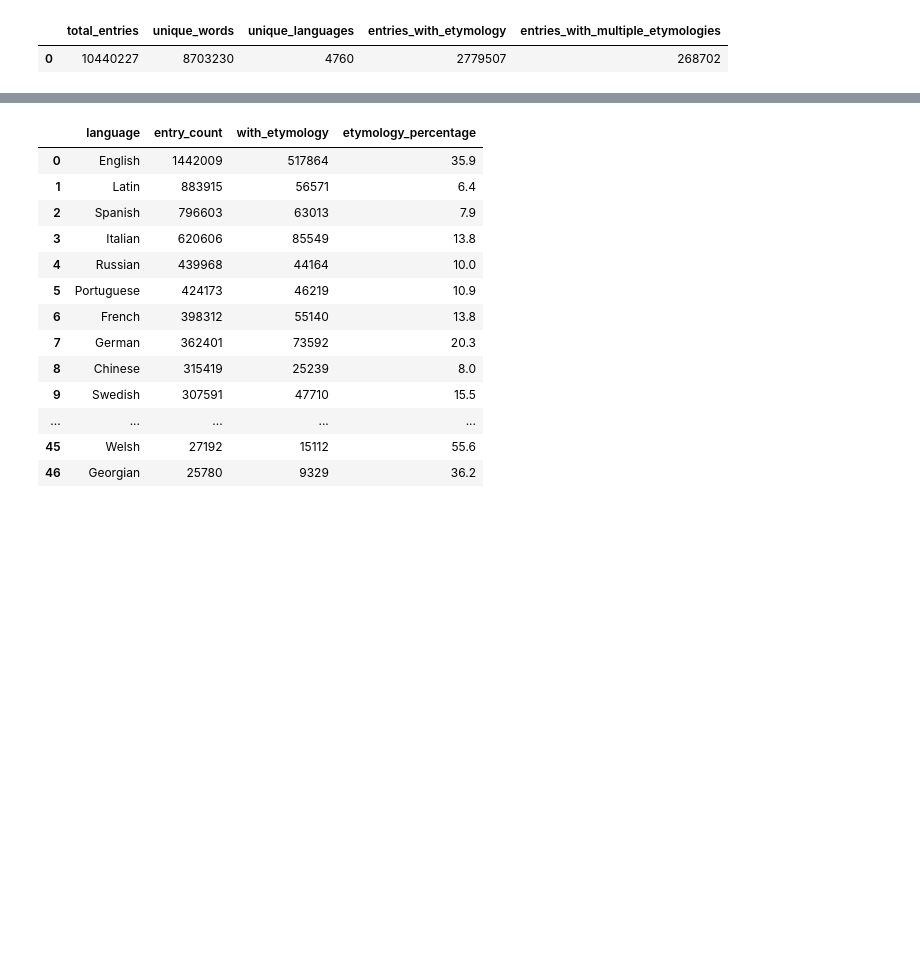
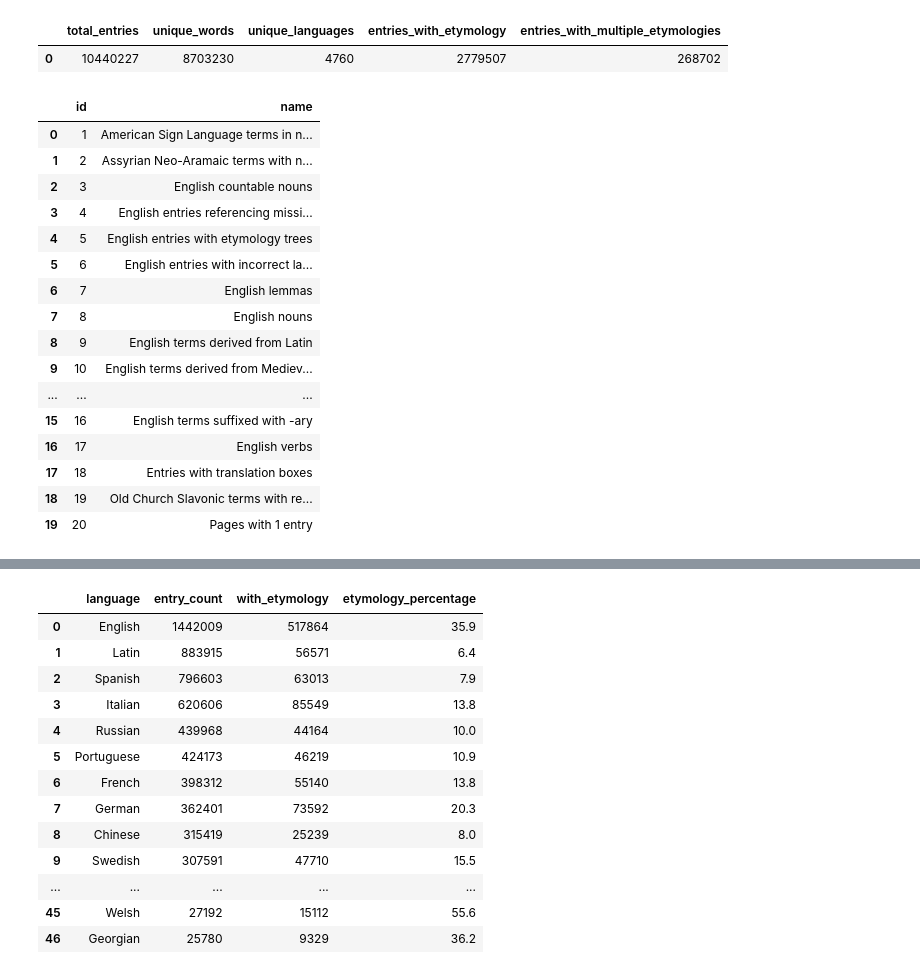
Before and after one commit to kebuhcah/wiktionary-browser, a Jupyter notebook: wiktionary-analysis.ipynb, the cells around one changed output, grey strips where cells are left out. Saved outputs shown, nothing was run; the diff lists cells and outputs as text; code cells hidden in the pictures; blank space fills up the shorter version.

```diff
--- a/wiktionary-analysis.ipynb
+++ b/wiktionary-analysis.ipynb
@@ -64,3 +57,30 @@ query(stats_query)
 # %% [output]
 |  | total_entries | unique_words | unique_languages | entries_with_etymology | entries_with_multiple_etymologies |
 | 0 | 10440227 | 8703230 | 4760 | 2779507 | 268702 |
+# %%
+category_query = """
+SELECT
+    *
+FROM categories
+LIMIT 20
+"""
+
+query(category_query)
+# %% [output]
+|  | id | name |
+| 0 | 1 | American Sign Language terms in n... |
+| 1 | 2 | Assyrian Neo-Aramaic terms with n... |
+| 2 | 3 | English countable nouns |
+| 3 | 4 | English entries referencing missi... |
+| 4 | 5 | English entries with etymology trees |
+| 5 | 6 | English entries with incorrect la... |
+| 6 | 7 | English lemmas |
+| 7 | 8 | English nouns |
+| 8 | 9 | English terms derived from Latin |
+| 9 | 10 | English terms derived from Mediev... |
+| ... | ... | ... |
+| 15 | 16 | English terms suffixed with -ary |
+| 16 | 17 | English verbs |
+| 17 | 18 | Entries with translation boxes |
+| 18 | 19 | Old Church Slavonic terms with re... |
+| 19 | 20 | Pages with 1 entry |
```
Also changed, not shown: parts of 2 cells of this notebook.
